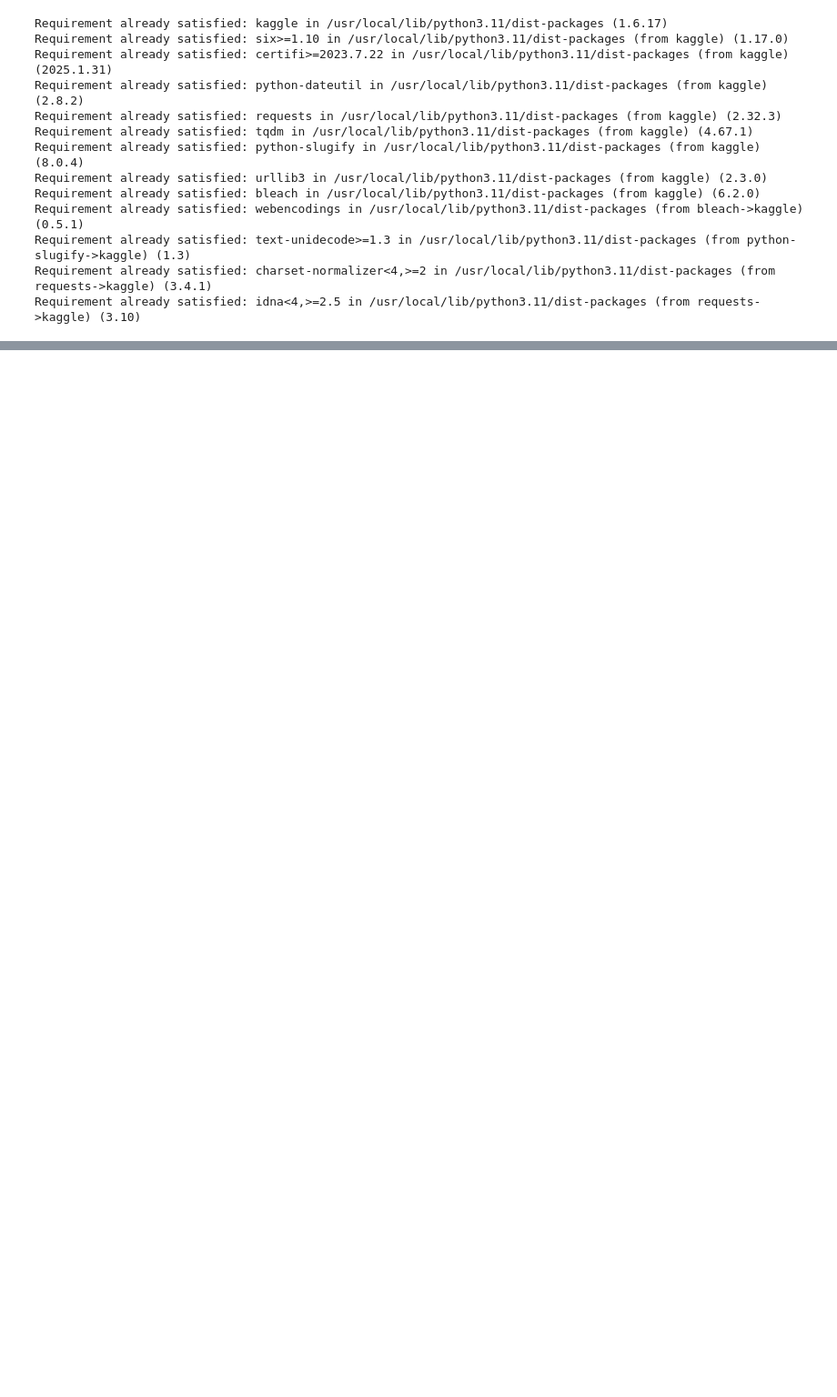
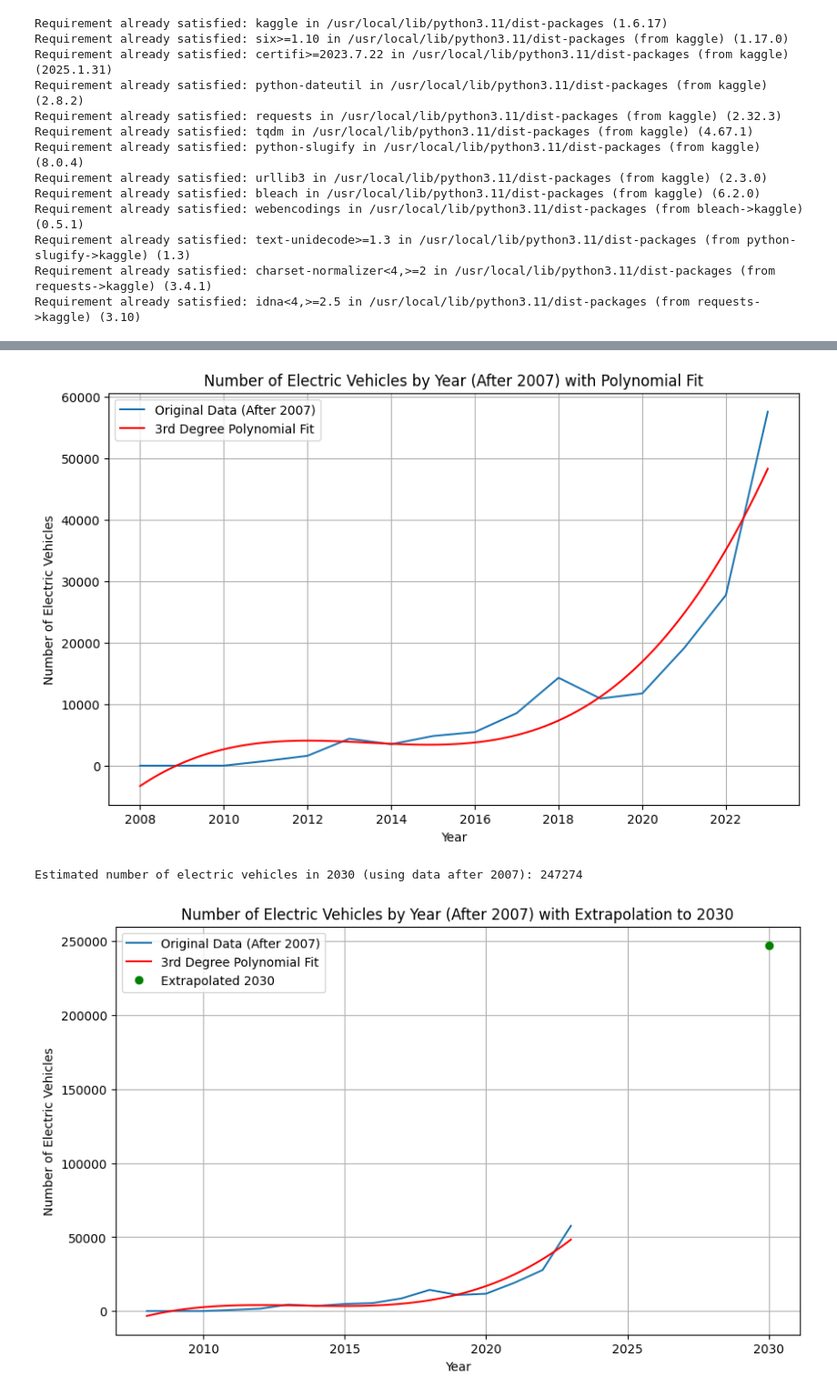
Before and after one commit to Number1MarsMan/googleColabProjects, a Jupyter notebook: AddedEVData.ipynb, the cells around one changed output, grey strips where cells are left out. Shown at 91% size. Drawn from its saved outputs; the diff is of its cells as text; code cells hidden in the pictures; blank space fills up the shorter version.

```diff
--- a/AddedEVData.ipynb
+++ b/AddedEVData.ipynb
@@ -187,0 +259,50 @@ array([['5YJYGDEE1L', 'King', 'Seattle', ...,
+# %%
+# prompt: Now redo the trendline ignoring the data before 2008, make it a 3rd degree polynomial
+
+# ... (Your existing code) ...
+
+# Filter data for years after 2007
+year_counts_after_2007 = year_counts[year_counts.index >= 2008]
+
+# Fit a 3rd degree polynomial to the filtered data
+coefficients = np.polyfit(year_counts_after_2007.index, year_counts_after_2007.values, 3)
+polynomial = np.poly1d(coefficients)
+
+# Generate x values for the line of best fit
+x_values = np.linspace(year_counts_after_2007.index.min(), year_counts_after_2007.index.max(), 100)
+
+# Calculate corresponding y values using the polynomial
+y_values = polynomial(x_values)
+
+# Plot the original data and the line of best fit
+plt.figure(figsize=(10, 6))
+plt.plot(year_counts_after_2007.index, year_counts_after_2007.values, label='Original Data (After 2007)')
+plt.plot(x_values, y_values, color='red', label='3rd Degree Polynomial Fit')
+plt.xlabel('Year')
+plt.ylabel('Number of Electric Vehicles')
+plt.title('Number of Electric Vehicles by Year (After 2007) with Polynomial Fit')
+plt.grid(True)
+plt.legend()
+plt.show()
+
+# Extrapolate to 2030 using the new polynomial fit
+year_2030 = 2030
+ev_count_2030 = polynomial(year_2030)
+
+print(f"Estimated number of electric vehicles in 2030 (using data after 2007): {ev_count_2030:.0f}")
+
+# Plot the extrapolated data
+plt.figure(figsize=(10, 6))
+plt.plot(year_counts_after_2007.index, year_counts_after_2007.values, label='Original Data (After 2007)')
+plt.plot(x_values, y_values, color='red', label='3rd Degree Polynomial Fit')
+plt.plot(year_2030, ev_count_2030, 'go', label='Extrapolated 2030')  # Green circle for 2030
+plt.xlabel('Year')
+plt.ylabel('Number of Electric Vehicles')
+plt.title('Number of Electric Vehicles by Year (After 2007) with Extrapolation to 2030')
+plt.grid(True)
+plt.legend()
+plt.show()
+# %% [output]
+[figure, added]
+Estimated number of electric vehicles in 2030 (using data after 2007): 247274
+[figure, added]
```
Also changed, not shown: parts of 14 cells of this notebook.
